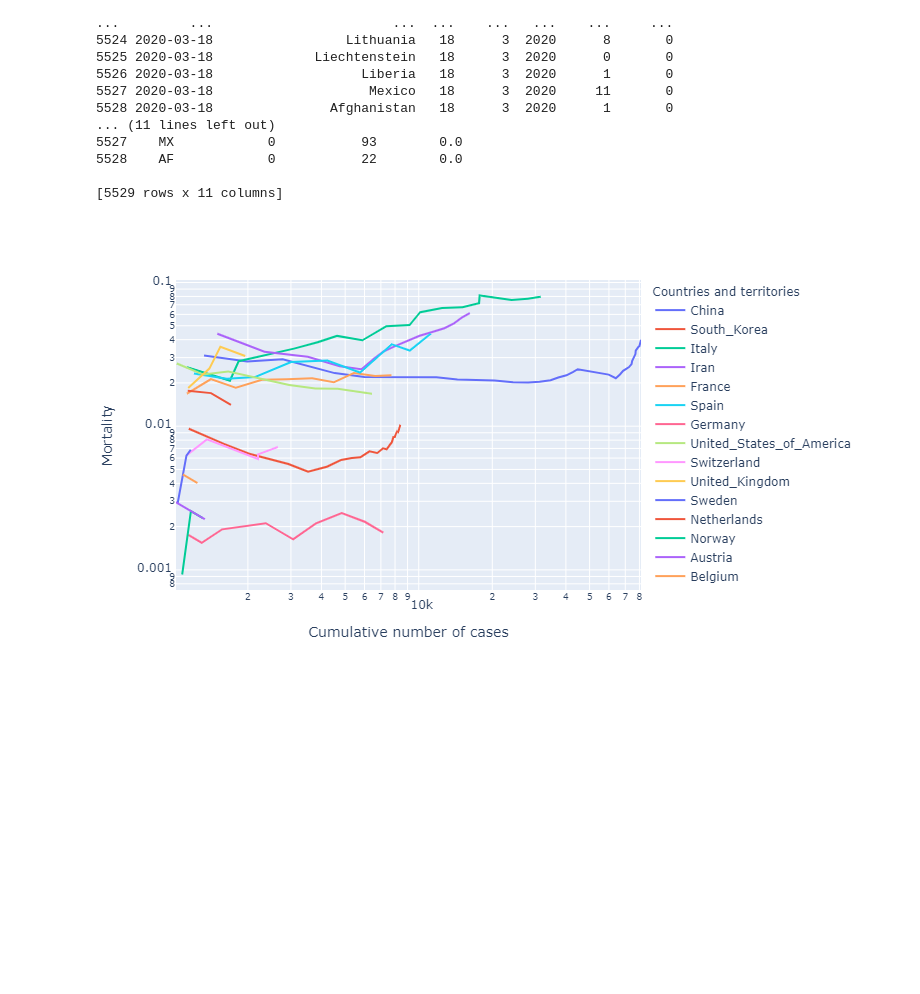
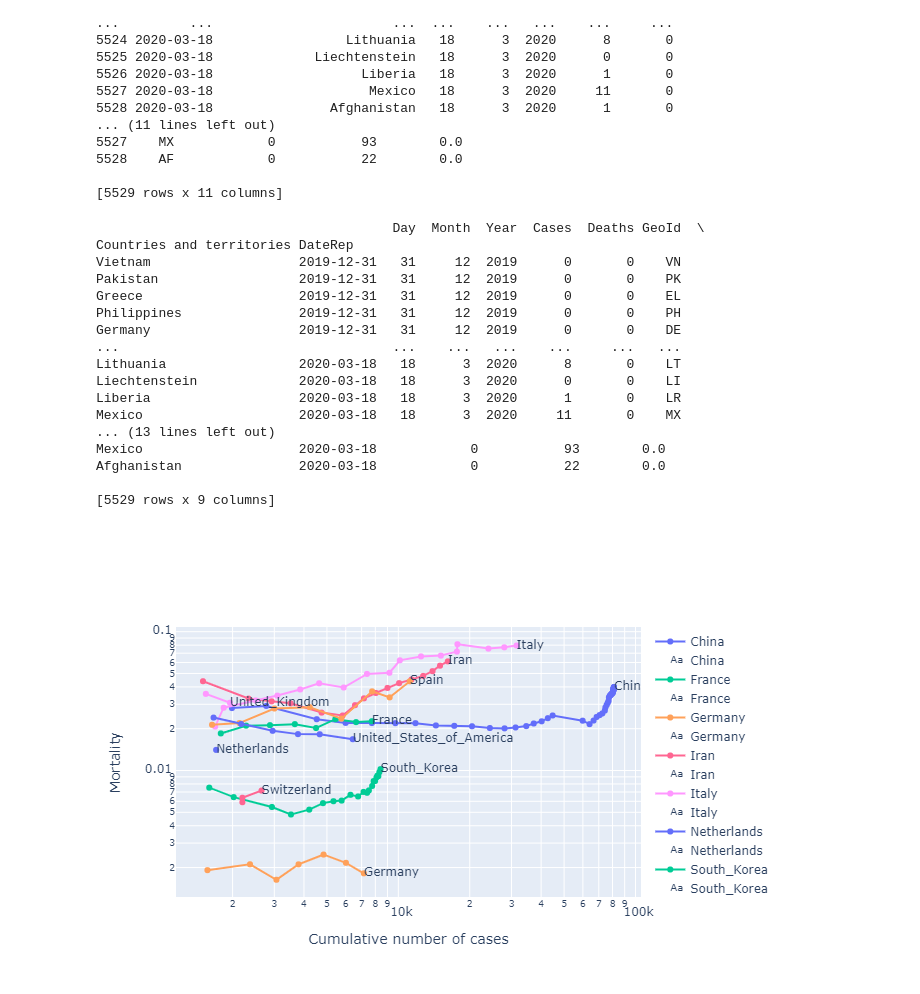
Before and after one commit to valkenburghva/covid19, a Jupyter notebook: covid.ipynb, the cells around one changed output. Cells and saved outputs as stored; diff of their text form; code cells hidden in the pictures; blank space fills up the shorter version.

```diff
--- a/covid.ipynb
+++ b/covid.ipynb
@@ -29,9 +26,8 @@ Requirement already satisfied: python-dateutil>=2.6.1 in /mnt/c/Users/wva/.local
 # %%
 import pandas as pd
 
-import plotly.express as px
 
-df = pd.read_excel("COVID-19-geographic-disbtribution-worldwide-2020-03-18.xls")
+df = pd.read_excel("datasources/covid/COVID-19-geographic-disbtribution-worldwide-2020-03-18.xls")
 df = df.set_index(["DateRep", "Countries and territories"])
 df = df.sort_values(by = "DateRep", axis = 'index')
 df['deathcumsum'] = df.groupby(level=-1)['Deaths'].cumsum()
@@ -70,20 +66,69 @@ print(df)
 
 [5529 rows x 11 columns]
 # %%
-fig = px.line(df[df["casescumsum"] > 1000],
-              x="casescumsum",
-              y="mortality",
-              color="Countries and territories",
-              line_group="Countries and territories",
-              hover_name="Countries and territories",
-#               text="Countries and territories",
-              log_x = True,
-              log_y = True
-        ) #line_shape="spline") #, render_mode="svg")
+import plotly.graph_objects as go
+import plotly.express as px
+
+fig = go.Figure()
+
+grouped = df[df["casescumsum"] > 1500].groupby("Countries and territories")
+print(df)
+
+for name, group in grouped:
+    pointCount = len(group["mortality"].index)
+    group = group.reset_index()
+    fig.add_trace(go.Scatter(
+            x = group["casescumsum"],
+            y = group["mortality"],
+            mode = 'lines+markers',
+            name = name,
+            text = [ (f'{name} - {group["DateRep"].at[i].date()}<br>New cases: {group["Cases"].at[i]}<br>New deaths: {group["Deaths"].at[i]}') for i in range(pointCount)  ],
+            textposition="middle right"
+            )
+        )
+    groupTail = group.tail(1)
+    fig.add_trace(go.Scatter(
+            x = groupTail["casescumsum"],
+            y = groupTail["mortality"],
+            mode = 'text',
+            name = name,
+            text = name,
+            textposition="middle right"
+            )
+        )
+
+# fig = px.line(df[df["casescumsum"] > 1000],
+#               x="casescumsum",
+#               y="mortality",
+#               color="Countries and territories",
+#               line_group="Countries and territories",
+#               hover_name="Countries and territories",
+# #               text="Countries and territories",
+#               log_x = True,
+#               log_y = True
+#         ) #line_shape="spline") #, render_mode="svg")
 
 fig.update_xaxes(title_text='Cumulative number of cases')
 fig.update_yaxes(title_text='Mortality')
+fig.update_layout(xaxis_type="log", yaxis_type="log")
 # fig.write_image("fig1.html")
 fig.show()
 # %% [output]
+                                      Day  Month  Year  Cases  Deaths GeoId  \
+Countries and territories DateRep
+Vietnam                   2019-12-31   31     12  2019      0       0    VN
+Pakistan                  2019-12-31   31     12  2019      0       0    PK
+Greece                    2019-12-31   31     12  2019      0       0    EL
+Philippines               2019-12-31   31     12  2019      0       0    PH
+Germany                   2019-12-31   31     12  2019      0       0    DE
+...                                   ...    ...   ...    ...     ...   ...
+Lithuania                 2020-03-18   18      3  2020      8       0    LT
+Liechtenstein             2020-03-18   18      3  2020      0       0    LI
+Liberia                   2020-03-18   18      3  2020      1       0    LR
+Mexico                    2020-03-18   18      3  2020     11       0    MX
+... (13 lines left out)
+Mexico                    2020-03-18            0           93        0.0
+Afghanistan               2020-03-18            0           22        0.0
+
+[5529 rows x 9 columns]
-[figure, old version]
+[figure, new version]
```
Also changed, not shown: parts of 3 cells of this notebook, 5 other files.
